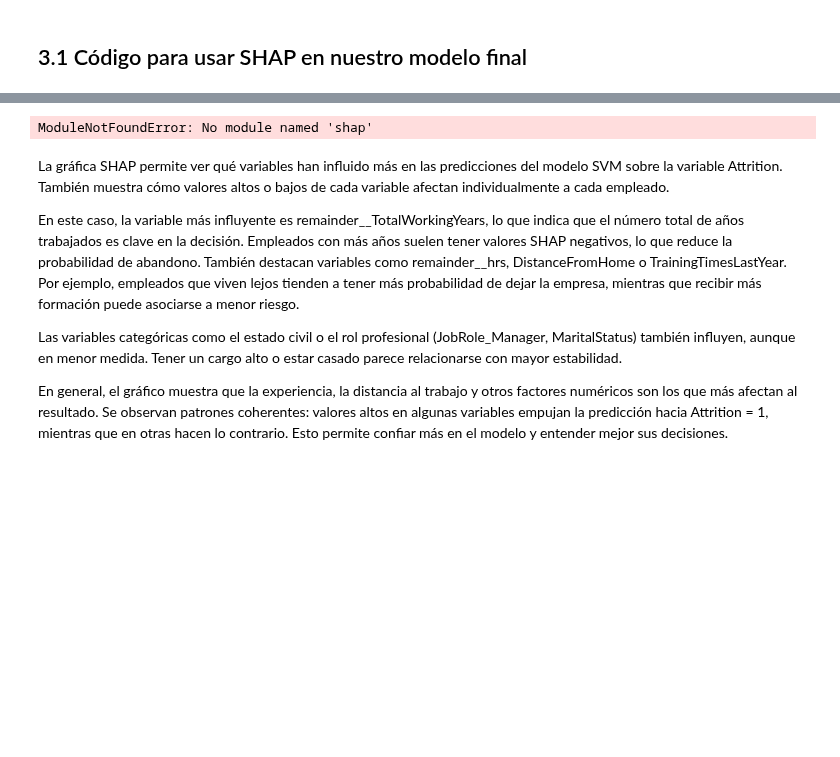
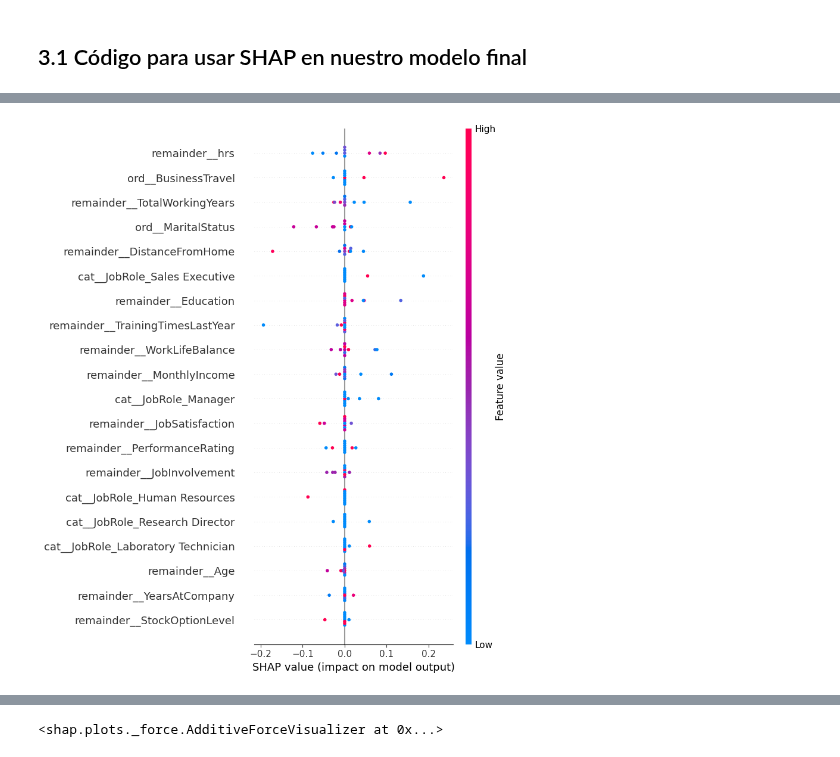
Before and after one commit to albatellouc3m/Grupo5, a Jupyter notebook: modelo_final.ipynb, the cells around one changed output, grey strips where cells are left out. Cells and saved outputs as stored; diff of their text form; code cells hidden in the pictures; blank space fills up the shorter version.

Commit message:
vale, todo revisadito listo para entregar

```diff
--- a/modelo_final.ipynb
+++ b/modelo_final.ipynb
@@ -121,34 +154,48 @@ Realizar esta tarea extra con SHAP resulta especialmente interesante en comparac
 # %%
 import shap
 import matplotlib.pyplot as plt
 import pandas as pd
 
+#Usamos el DataFrame X_entrenamiento para el preprocesamiento
+X_entrenamiento_transformado_np = preprocessor.transform(X_entrenamiento) # Sale como NumPy array
+
+columnas_preprocesadas = preprocessor.get_feature_names_out()
+
+X_entrenamiento_preprocesado = pd.DataFrame(X_entrenamiento_transformado_np, columns=columnas_preprocesadas)
+
+# Obtenemos los nombres de las columnas DESPUÉS del preprocesamiento
+
 # Seleccionar una muestra representativa del conjunto preprocesado para el fondo (background)
 # Reducir el tamaño del fondo para acelerar el cálculo
-X_background = X_preprocessed.sample(20, random_state=42)
+X_background = X_entrenamiento_preprocesado.sample(20, random_state=42)
 
 # Definir la función de predicción asegurándonos de que se pasan los nombres de las columnas
-def model_predict(data):
-    # Convertir a DataFrame si es necesario
+def model_predict_proba(data):
+    # KernelExplainer puede pasar un NumPy array, lo convertimos a DataFrame
+    # con las columnas correctas ANTES de pasarlo al modelo.
     if not isinstance(data, pd.DataFrame):
-        data = pd.DataFrame(data, columns=columnas_preprocesadas)
-    return final_pipeline.predict_proba(data)[:, 1]
+        data_df = pd.DataFrame(data, columns=columnas_preprocesadas)
+    else:
+        data_df = data #
+    # Accedemos al mejor estimador y usamos .predict()
+    return modelo_final.best_estimator_.predict(data_df)
 
 # Crear el explicador con KernelExplainer usando el fondo reducido
-explainer = shap.KernelExplainer(model_predict, X_background)
+explainer = shap.KernelExplainer(model_predict_proba, X_background)
 
 # Seleccionar un subconjunto reducido de datos para explicar
-X_explain = X_preprocessed.sample(10, random_state=42)
+X_explain = X_entrenamiento_preprocesado.sample(10, random_state=42)
 
 # Calcular los valores SHAP para el subconjunto seleccionado, limitando nsamples para acelerar el proceso
 shap_values = explainer.shap_values(X_explain, nsamples=50)
 
 # Visualizar el resumen de los valores SHAP para identificar la importancia de las variables
 shap.summary_plot(shap_values, X_explain, feature_names=columnas_preprocesadas)
 plt.show()
 
 # Explicación local de una instancia en particular
 i = 0  # índice de la instancia a explicar
 shap.initjs()
 shap.force_plot(explainer.expected_value, shap_values[i], X_explain.iloc[i], feature_names=columnas_preprocesadas)
 # %% [output]
+[figure, added]
@@ -155,9 +203 @@ shap.force_plot(explainer.expected_value, shap_values[i], X_explain.iloc[i], fea
-ModuleNotFoundError: No module named 'shap'
+<shap.plots._force.AdditiveForceVisualizer at 0x...>
-# %% [markdown]
-La gráfica SHAP permite ver qué variables han influido más en las predicciones del modelo SVM sobre la variable Attrition. También muestra cómo valores altos o bajos de cada variable afectan individualmente a cada empleado.
-
-En este caso, la variable más influyente es remainder__TotalWorkingYears, lo que indica que el número total de años trabajados es clave en la decisión. Empleados con más años suelen tener valores SHAP negativos, lo que reduce la probabilidad de abandono. También destacan variables como remainder__hrs, DistanceFromHome o TrainingTimesLastYear. Por ejemplo, empleados que viven lejos tienden a tener más probabilidad de dejar la empresa, mientras que recibir más formación puede asociarse a menor riesgo.
-
-Las variables categóricas como el estado civil o el rol profesional (JobRole_Manager, MaritalStatus) también influyen, aunque en menor medida. Tener un cargo alto o estar casado parece relacionarse con mayor estabilidad.
-
-En general, el gráfico muestra que la experiencia, la distancia al trabajo y otros factores numéricos son los que más afectan al resultado. Se observan patrones coherentes: valores altos en algunas variables empujan la predicción hacia Attrition = 1, mientras que en otras hacen lo contrario. Esto permite confiar más en el modelo y entender mejor sus decisiones.
```
Also changed, not shown: parts of 5 cells of this notebook, 1 other file.
